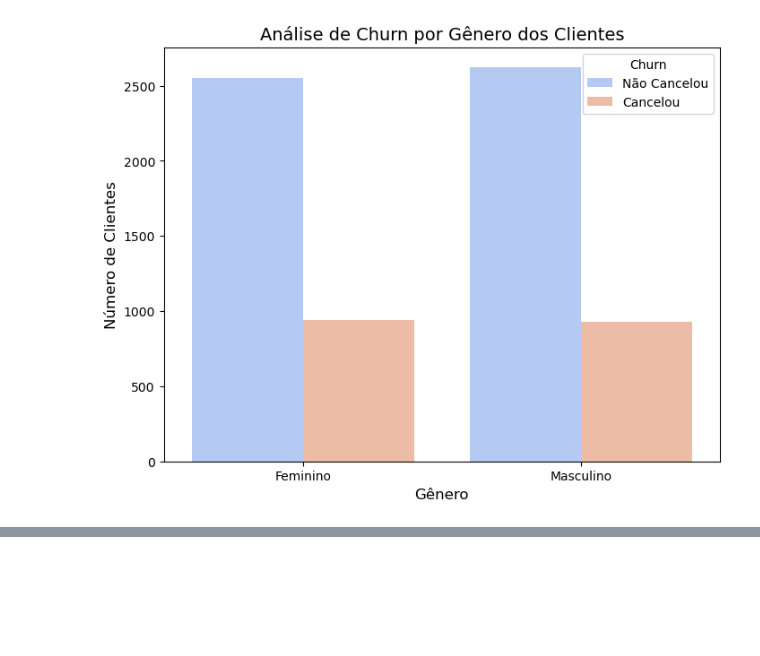
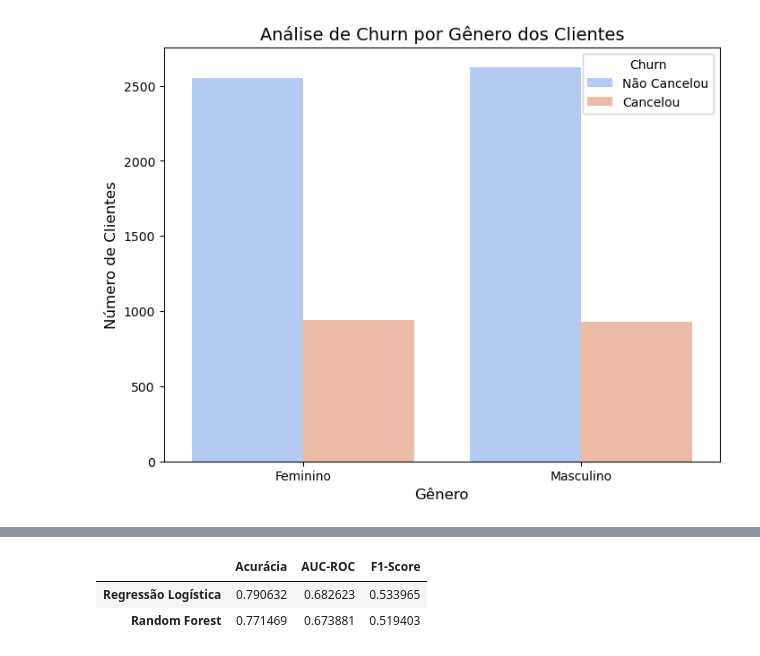
Before and after one commit to wlamirlira/wlamirlira-Churn_TelecomX, a Jupyter notebook: TelecomX_Parte2.ipynb, the cells around one changed output, grey strips where cells are left out. Saved outputs shown, nothing was run; the diff lists cells and outputs as text; code cells hidden in the pictures; blank space fills up the shorter version.

Commit message:
Construção, treinamento e avaliação dos modelos preditivos (Regressão Logística e Random Forest) com métricas adicionais (Precision, Recall)

```diff
--- a/TelecomX_Parte2.ipynb
+++ b/TelecomX_Parte2.ipynb
@@ -83,5 +83,5 @@ Após a remoção:
 Agora temos um dataset limpo e pronto para os próximos passos do pipeline, garantindo a integridade dos dados usados no treinamento do modelo.
 # %%
 # Remoção de registros com valores ausentes na variável alvo
-dados = dados.dropna(subset=['Churn'])
+df_clean = dados.dropna(subset=['Churn'])
 # %%
@@ -228,11 +228,11 @@ import matplotlib.pyplot as plt
 import seaborn as sns
 
 # Definindo as variáveis numéricas
-numeric_cols = dados.select_dtypes(include=['int64', 'float64']).columns.tolist()
+numeric_cols = df_clean.select_dtypes(include=['int64', 'float64']).columns.tolist()
 numeric_cols.remove('Churn')  # Removendo a variável alvo 'Churn'
 
 # Gerando o gráfico de correlação
-correlation_matrix = dados[numeric_cols].corr()
+correlation_matrix = df_clean[numeric_cols].corr()
 
 # Plotando o heatmap de correlação
 plt.figure(figsize=(10,8))
@@ -259,0 +298,29 @@ plt.show()
+# %%
+from sklearn.linear_model import LogisticRegression
+from sklearn.ensemble import RandomForestClassifier
+from sklearn.metrics import accuracy_score, roc_auc_score, f1_score
+from sklearn.model_selection import train_test_split
+
+# Definindo as variáveis de treino e teste
+X_train, X_test, y_train, y_test = train_test_split(df_clean[numeric_cols], df_clean['Churn'], test_size=0.2, random_state=42)
+
+# Modelos
+models = {
+    'Regressão Logística': LogisticRegression(),
+    'Random Forest': RandomForestClassifier()
+}
+
+# Resultados de avaliação
+results = {}
+
+# Treinamento e Avaliação dos Modelos
+for model_name, model in models.items():
+    model.fit(X_train, y_train)  # Treinamento
+    y_pred = model.predict(X_test)  # Previsão
+
+    # Avaliação
+    accuracy = accuracy_score(y_test, y_pred)
+    auc_roc = roc_auc_score(y_test, y_pred)
+    f1 = f1_score(y_test, y_pred)
+
+    results[model_name] = {'Acurácia': accuracy, 'AUC-ROC': auc_roc, 'F1-Score': f1}
@@ -259,0 +342,10 @@ plt.show()
+# %%
+import pandas as pd
+
+# Exibindo os resultados
+results_df = pd.DataFrame(results).T
+results_df
+# %% [output]
+|  | Acurácia | AUC-ROC | F1-Score |
+| Regressão Logística | 0.790632 | 0.682623 | 0.533965 |
+| Random Forest | 0.771469 | 0.673881 | 0.519403 |
```
Also changed, not shown: parts of 10 cells of this notebook.
